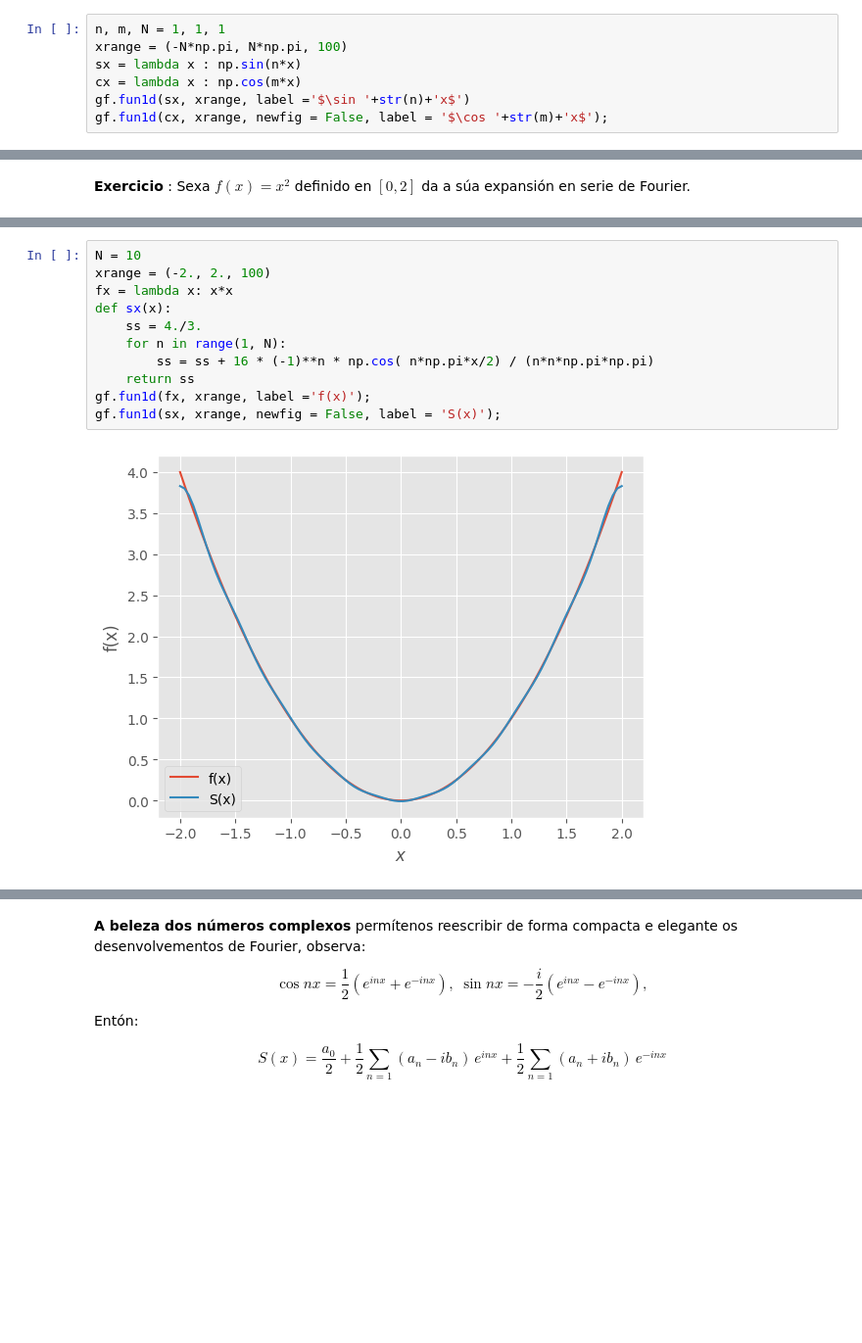
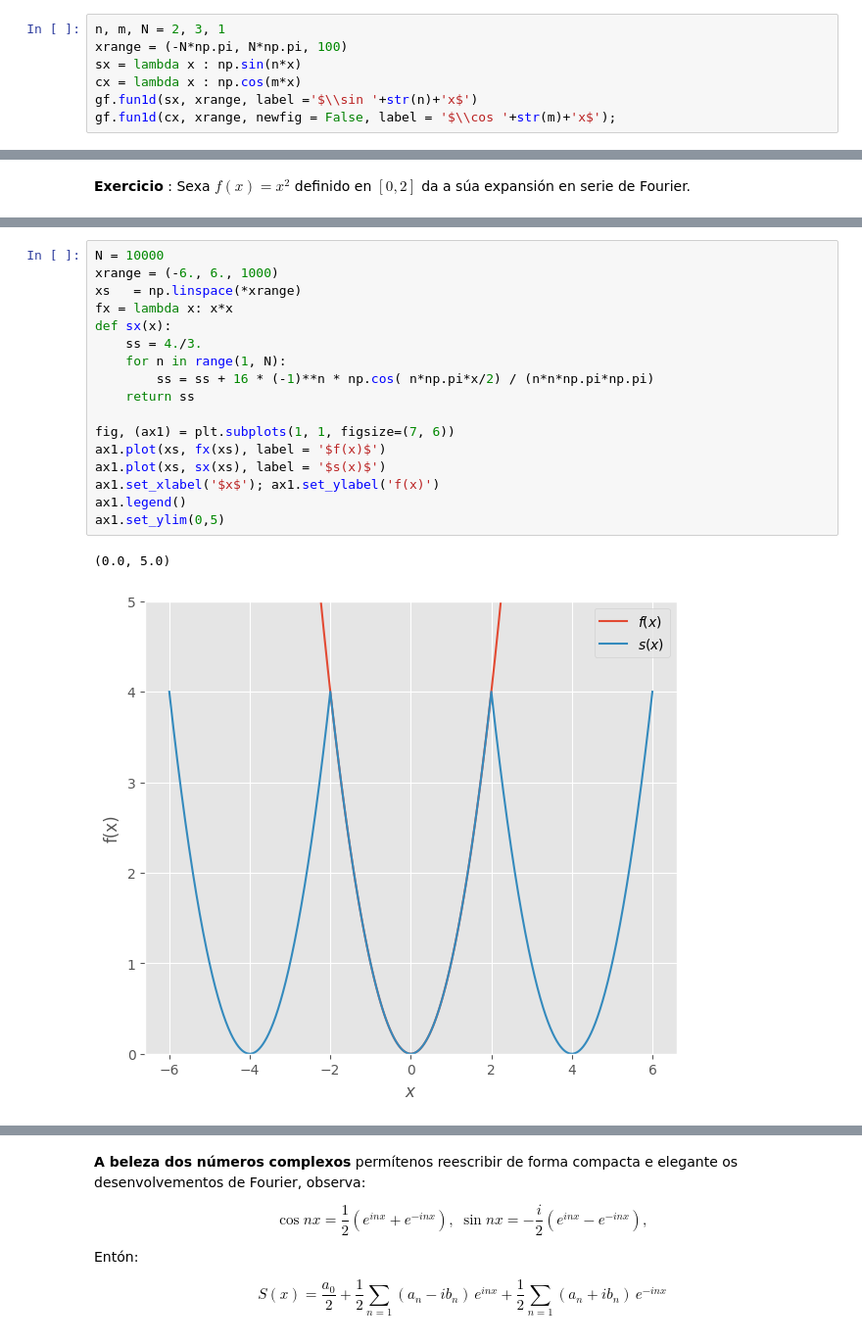
Before and after one commit to xabiercidvidal/USC-MMIII, a Jupyter notebook: _build/jupyter_execute/notebooks/tfourier.ipynb, the cells around one changed output, grey strips where cells are left out. Shown at 98% size. Cells and saved outputs as stored; diff of their text form; blank space fills up the shorter version.

```diff
--- a/_build/jupyter_execute/notebooks/tfourier.ipynb
+++ b/_build/jupyter_execute/notebooks/tfourier.ipynb
@@ -72,10 +72,10 @@ Unha función é par se $f(- x) = f(x)$ e impar se $f(-x) = - f(x)$
 
  *Exercicio:* Comproba que dado $n$ natural, $n>0$, $\cos (nx)$ é par e $\sin(nx)$ é impar, e ambos son periódicos co período $2 \pi$
 # %%
-n, m, N = 1, 1, 1
+n, m, N = 2, 3, 1
 xrange = (-N*np.pi, N*np.pi, 100)
 sx = lambda x : np.sin(n*x)
 cx = lambda x : np.cos(m*x)
-gf.fun1d(sx, xrange, label ='$\sin '+str(n)+'x$')
-gf.fun1d(cx, xrange, newfig = False, label = '$\cos '+str(m)+'x$');
+gf.fun1d(sx, xrange, label ='$\\sin '+str(n)+'x$')
+gf.fun1d(cx, xrange, newfig = False, label = '$\\cos '+str(m)+'x$');
 # %% [output]
@@ -447,15 +449,22 @@ $$
 S(x) = \frac{4}{3} + 16 \sum_n \frac{(-1)^n}{(n \pi)^2} \cos \frac{n \pi x}{2}
 $$
 # %%
-N = 10
-xrange = (-2., 2., 100)
+N = 10000
+xrange = (-6., 6., 1000)
+xs   = np.linspace(*xrange)
 fx = lambda x: x*x
 def sx(x):
     ss = 4./3.
     for n in range(1, N):
         ss = ss + 16 * (-1)**n * np.cos( n*np.pi*x/2) / (n*n*np.pi*np.pi)
     return ss
-gf.fun1d(fx, xrange, label ='f(x)');
-gf.fun1d(sx, xrange, newfig = False, label = 'S(x)');
+
+fig, (ax1) = plt.subplots(1, 1, figsize=(7, 6))
+ax1.plot(xs, fx(xs), label = '$f(x)$')
+ax1.plot(xs, sx(xs), label = '$s(x)$')
+ax1.set_xlabel('$x$'); ax1.set_ylabel('f(x)')
+ax1.legend()
+ax1.set_ylim(0,5)
 # %% [output]
+(0.0, 5.0)
-[figure, old version]
+[figure, new version]
```
Also changed, not shown: parts of 10 cells of this notebook, 6 other files.
